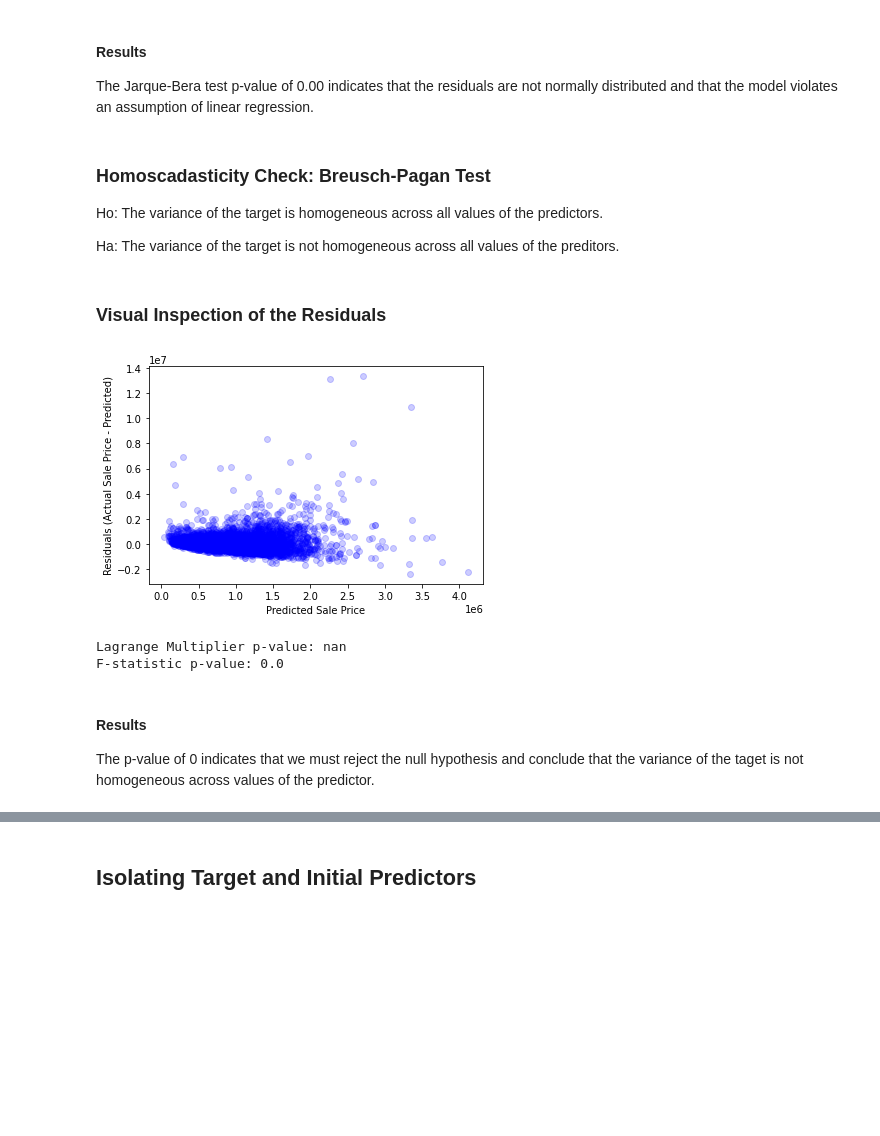
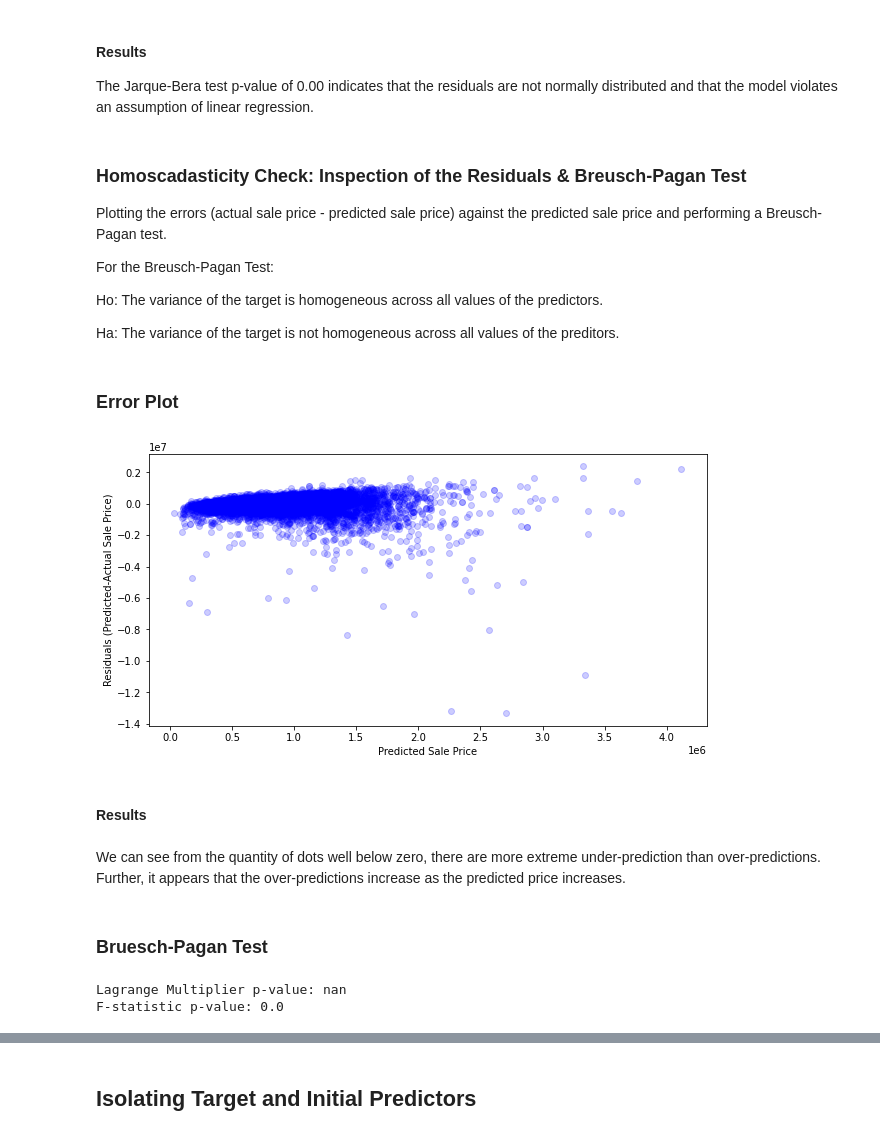
Before and after one commit to jeffreyhwatson/King_Co_Price_Analysis, a Jupyter notebook: notebooks/exploratory/eda_sql.ipynb, the cells around one changed output, grey strips where cells are left out. Cells and saved outputs as stored; diff of their text form; code cells hidden in the pictures; blank space fills up the shorter version.

```diff
--- a/notebooks/exploratory/eda_sql.ipynb
+++ b/notebooks/exploratory/eda_sql.ipynb
@@ -1623,10 +1637,14 @@ Ha: The residuals are not normally distributed.
 #### Results
 The Jarque-Bera test p-value of 0.00 indicates that the residuals are not normally distributed and that the model violates an assumption of linear regression.
 # %% [markdown]
-### Homoscadasticity Check: Breusch-Pagan Test
+### Homoscadasticity Check: Inspection of the Residuals & Breusch-Pagan Test
+Plotting the errors (actual sale price - predicted sale price) against the predicted sale price and performing a Breusch-Pagan test.
+
+For the Breusch-Pagan Test:
+
 Ho: The variance of the target is homogeneous across all values of the predictors.
 
 Ha: The variance of the target is not homogeneous across all values of the preditors.
-# %% [markdown]
-### Visual Inspection of the Residuals
+# %% [markdown]
+### Error Plot
 # %%
@@ -1633,12 +1652,19 @@ Ha: The variance of the target is not homogeneous across all values of the predi
 y = fsm_df['SalePrice']
 y_hat = fsm_results.predict()
 # %%
-fig2, ax2 = plt.subplots()
-ax2.set(xlabel='Predicted Sale Price',
-        ylabel='Residuals (Actual Sale Price - Predicted)')
-ax2.scatter(x=y_hat, y=y-y_hat, color="blue", alpha=0.2);
+# plotting residuals vs predicted prices
+fig, ax = plt.subplots(figsize=(10,5))
+ax.set(xlabel='Predicted Sale Price',
+        ylabel='Residuals (Predicted-Actual Sale Price)')
+ax.scatter(x=y_hat, y=y_hat-y, color="blue", alpha=0.2);
 # %% [output]
-[figure, old version]
+[figure, new version]
+# %% [markdown]
+#### Results
+# %% [markdown]
+We can see from the quantity of dots well below zero, there are more extreme under-prediction than over-predictions. Further, it appears that the over-predictions increase as the predicted price increases.
+# %% [markdown]
+### Bruesch-Pagan Test
 # %%
 lm, lm_p_value, fvalue, f_p_value = het_breuschpagan(y-y_hat, fsm_df[['SalePrice']])
 print('Lagrange Multiplier p-value:', lm_p_value)
@@ -1646,6 +1672,3 @@ print('F-statistic p-value:', f_p_value)
 # %% [output]
 Lagrange Multiplier p-value: nan
 F-statistic p-value: 0.0
-# %% [markdown]
-#### Results
-The p-value of 0 indicates that we must reject the null hypothesis and conclude that the variance of the taget is not homogeneous across values of the predictor.
```
Also changed, not shown: parts of 167 cells of this notebook, 4 other files.
